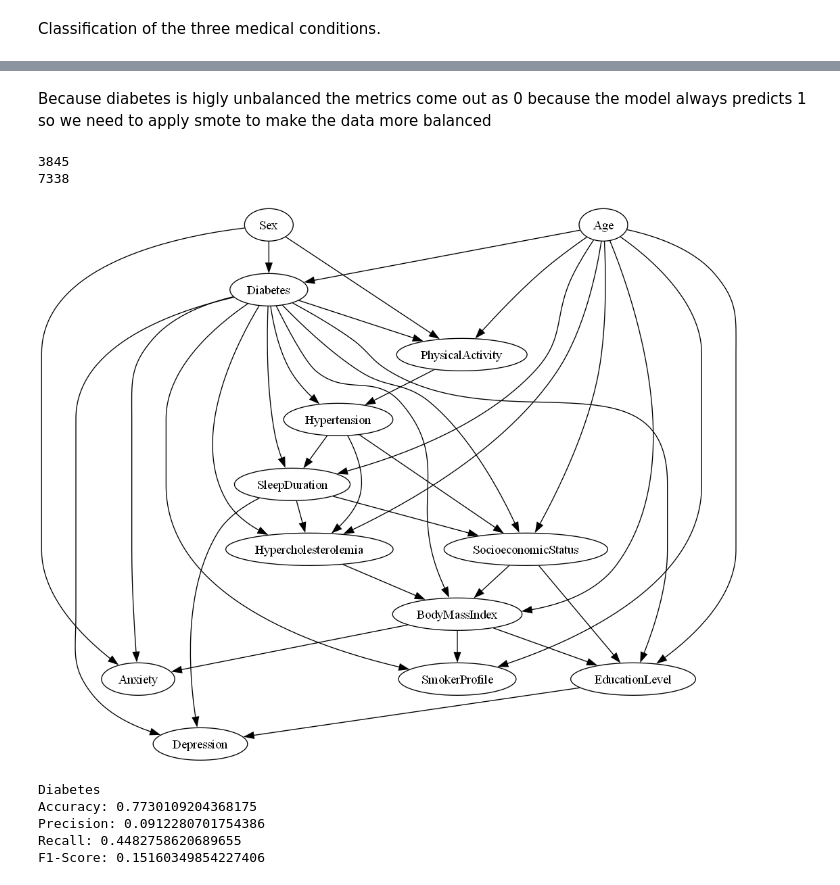
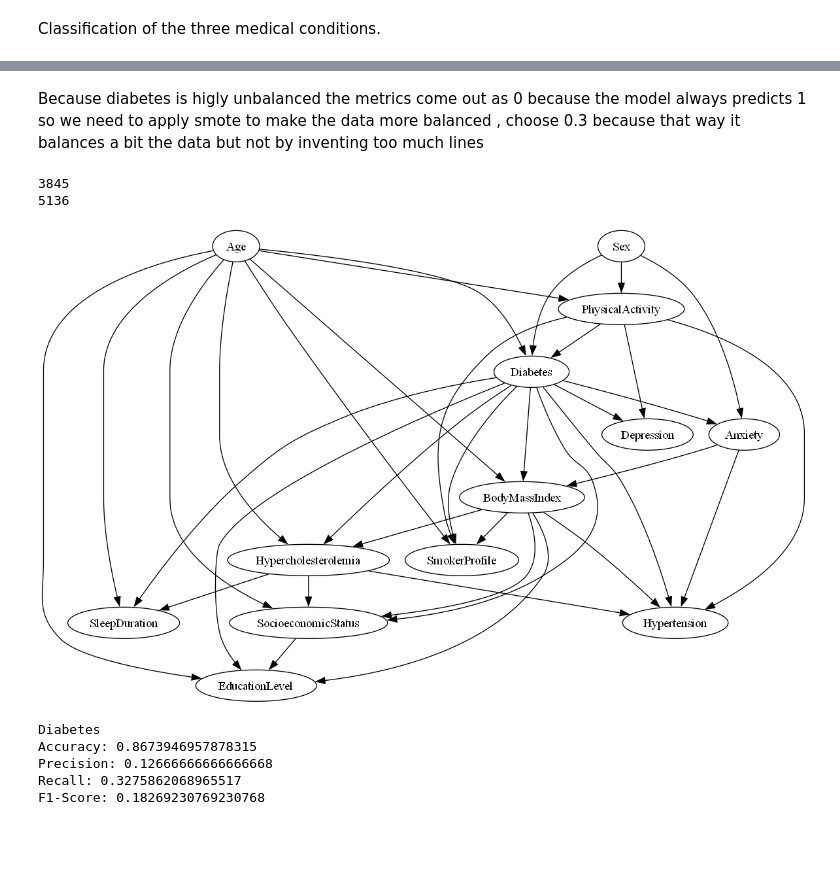
Before and after one commit to Kikop2003/Cardiovascular-diseases-Bayesian, a Jupyter notebook: Main.ipynb, the cells around one changed output, grey strips where cells are left out. Saved outputs shown, nothing was run; the diff lists cells and outputs as text; code cells hidden in the pictures; blank space fills up the shorter version.

Commit message:
mudanca no recall

```diff
--- a/Main.ipynb
+++ b/Main.ipynb
@@ -360,11 +360,6 @@ F1-Score: 0.511002444987775
 # %% [markdown]
-Because diabetes is higly unbalanced the metrics come out as 0 because the model always predicts 1 so we need to apply smote to make the data more balanced
+Because diabetes is higly unbalanced the metrics come out as 0 because the model always predicts 1 so we need to apply smote to make the data more balanced , choose 0.3 because that way it balances a bit the data but not by inventing too much lines
 # %%
-from imblearn.over_sampling import SMOTENC
-from pgmpy.estimators import HillClimbSearch, BicScore
-from pgmpy.models import BayesianNetwork
-import pandas as pd
-
 train_data = pd.read_csv('cardiovascular_train.csv')
 test_data = pd.read_csv('cardiovascular_test.csv')
 
@@ -377,39 +372,39 @@ test_data[binary_vars] = test_data[binary_vars].replace({'No': 0, 'Yes': 1})
 train_data['Age'] = train_data['Age'].map({'18-24': 1, '24-34': 2, '34-44': 3, '44-54': 4, '54-64': 5, '64-74': 6})
 train_data['BodyMassIndex'] = train_data['BodyMassIndex'].map({'Underweight': 1, 'Normal': 2, 'Overweight': 3, 'Obese': 4})
 train_data['SleepDuration'] = train_data['SleepDuration'].map({'<6hours': 1, '6-9hours': 2, '>9hours': 3})
 
 test_data['Age'] = test_data['Age'].map({'18-24': 1, '24-34': 2, '34-44': 3, '44-54': 4, '54-64': 5, '64-74': 6})
 test_data['BodyMassIndex'] = test_data['BodyMassIndex'].map({'Underweight': 1, 'Normal': 2, 'Overweight': 3, 'Obese': 4})
 test_data['SleepDuration'] = test_data['SleepDuration'].map({'<6hours': 1, '6-9hours': 2, '>9hours': 3})
 
 # Assume train_data is your dataset
 X = train_data.drop(columns=['Diabetes'])  # Features
 y = train_data['Diabetes']  # Target variable
 print(len(y))
 # Apply SMOTE to the training data
-smote = SMOTENC(random_state=42,categorical_features = ['PhysicalActivity','Sex','SmokerProfile'])
+smote = SMOTENC(random_state=42,categorical_features = ['PhysicalActivity','Sex','SmokerProfile'],sampling_strategy=0.4)
 X_resampled, y_resampled = smote.fit_resample(X, y)
 print(len(y_resampled))
 # Combine X_resampled and y_resampled into a new DataFrame
 resampled_data = pd.concat([X_resampled, y_resampled], axis=1)
 
-best_model = best_by_scorer(BDeuScore(resampled_data))
+best_model = best_by_scorer(AICScore(resampled_data))
 graph = best_model.to_graphviz()
 img = graph.draw(format='png', prog='dot')
 display(Image(img))
 
 model = BayesianNetwork(list(best_model.edges()))
 model.fit(resampled_data,estimator=MaximumLikelihoodEstimator)
 
 assess_classification("Diabetes",model, 1)
 
 # Validate the model on the original dataset
 # %% [output]
 3845
-7338
+5136
-[figure, old version]
+[figure, new version]
 Diabetes
-Accuracy: 0.7730109204368175
-Precision: 0.0912280701754386
-Recall: 0.4482758620689655
-F1-Score: 0.15160349854227406
+Accuracy: 0.8673946957878315
+Precision: 0.12666666666666668
+Recall: 0.3275862068965517
+F1-Score: 0.18269230769230768
```
Also changed, not shown: parts of 2 cells of this notebook.
